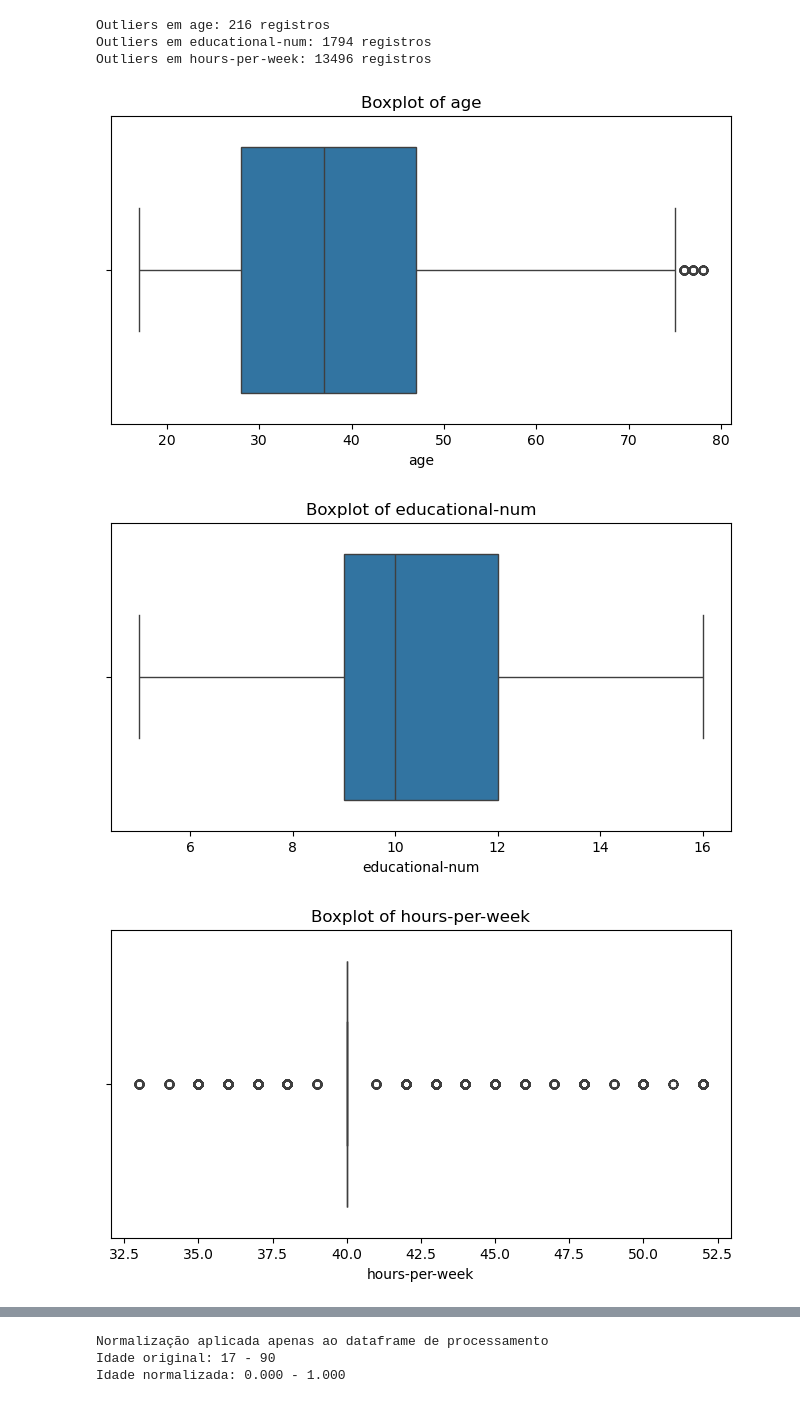
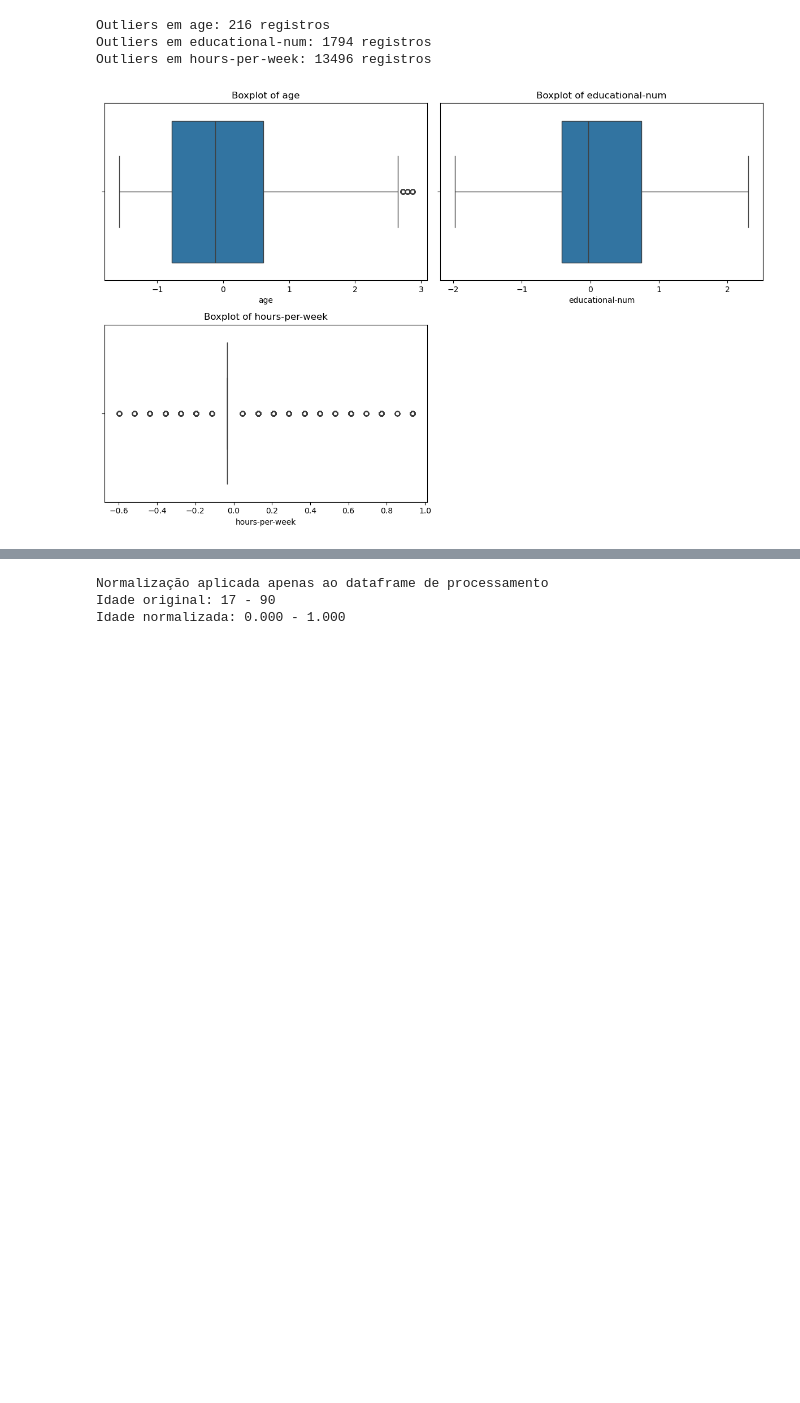
Before and after one commit to JonasCGN/Topicos_Especiais_Em_Computacao, a Jupyter notebook: 1_Trabalho/main_adult.ipynb, the cells around one changed output, grey strips where cells are left out. Drawn from its saved outputs; the diff is of its cells as text; code cells hidden in the pictures; blank space fills up the shorter version.

```diff
--- a/1_Trabalho/main_adult.ipynb
+++ b/1_Trabalho/main_adult.ipynb
@@ -223,0 +178,9 @@ Name: count, dtype: int64
+# %%
+from sklearn.preprocessing import StandardScaler
+
+scaler = StandardScaler()
+cols_to_scale = ['age', 'hours-per-week', 'educational-num']
+dataframe[cols_to_scale] = scaler.fit_transform(dataframe[cols_to_scale])
+
+print("StandardScaler aplicado para: age, hours-per-week, educational-num")
+dataframe[cols_to_scale].head()
@@ -224,8 +234,19 @@ Name: count, dtype: int64
 # %%
 # Detecte e trate possíveis outliers.
-for column in dataframe.select_dtypes(include=[np.number]).columns:
-    plt.figure(figsize=(8, 4))
+numeric_columns = dataframe.select_dtypes(include=[np.number]).columns
+n_cols = len(numeric_columns)
+
+# Calcular layout da grid
+cols = 2
+rows = (n_cols + cols - 1) // cols
+
+plt.figure(figsize=(12, 4 * rows))
+
+for i, column in enumerate(numeric_columns):
+    plt.subplot(rows, cols, i + 1)
     sns.boxplot(x=dataframe[column])
     plt.title(f'Boxplot of {column}')
-    plt.show()
+
+plt.tight_layout()
+plt.show()
 # %% [output]
@@ -272,15 +291,24 @@ Outliers em educational-num: 1794 registros
 Outliers em hours-per-week: 13496 registros
 # %%
 # Detecte e trate possíveis outliers.
-for column in dataframe.select_dtypes(include=[np.number]).columns:
-    plt.figure(figsize=(8, 4))
+numeric_columns = dataframe.select_dtypes(include=[np.number]).columns
+n_cols = len(numeric_columns)
+
+# Calcular layout da grid
+cols = 2
+rows = (n_cols + cols - 1) // cols
+
+plt.figure(figsize=(12, 4 * rows))
+
+for i, column in enumerate(numeric_columns):
+    plt.subplot(rows, cols, i + 1)
     sns.boxplot(x=dataframe[column])
     plt.title(f'Boxplot of {column}')
-    plt.show()
+
+plt.tight_layout()
+plt.show()
 # %% [output]
-[figure, old version]
+[figure, new version]
-[figure, removed]
-[figure, removed]
 # %%
 # Exibe o histograma de cada coluna
 axarr = dataframe.hist(figsize=(12, 10))
```
Also changed, not shown: parts of 23 cells of this notebook, 1 other file.
